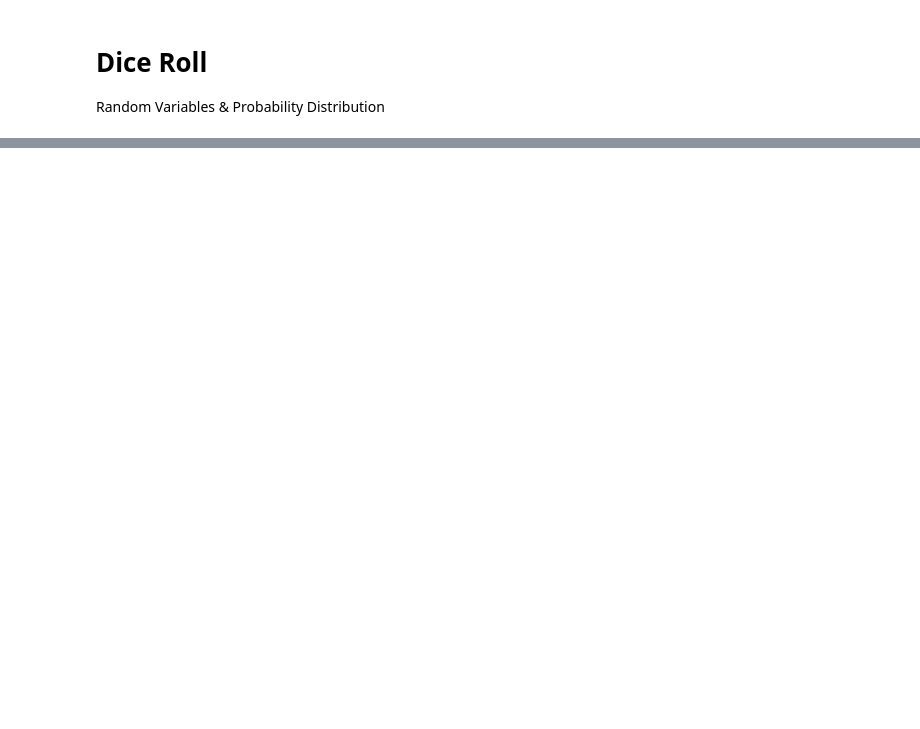
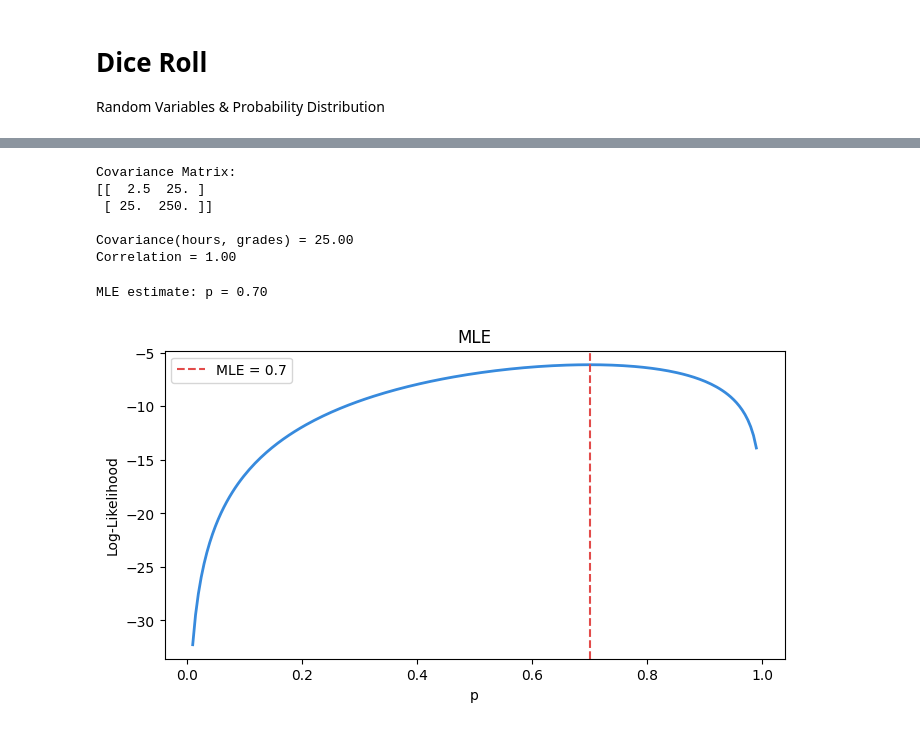
Before and after one commit to ahmedkhafagy800/ml-math-foundations, a Jupyter notebook: ai-math.ipynb, the cells around one changed output, grey strips where cells are left out. Cells and saved outputs as stored; diff of their text form; code cells hidden in the pictures; blank space fills up the shorter version.

```diff
--- a/ai-math.ipynb
+++ b/ai-math.ipynb
@@ -39,0 +101,63 @@ Variance of rolls is:   2.909
+# %%
+import numpy as np
+
+# بيانات الطلاب
+hours = np.array([1, 2, 3, 4, 5])
+grades = np.array([50, 60, 70, 80, 90])
+
+# Covariance matrix
+cov_matrix = np.cov(hours, grades)
+print("Covariance Matrix:")
+print(cov_matrix)
+
+# Covariance بس
+cov = cov_matrix[0, 1]
+print(f"\nCovariance(hours, grades) = {cov:.2f}")
+
+# Correlation — نسخة normalized من الـ Covariance
+corr = np.corrcoef(hours, grades)[0, 1]
+print(f"Correlation = {corr:.2f}")
+# %% [output]
+Covariance Matrix:
+[[  2.5  25. ]
+ [ 25.  250. ]]
+
+Covariance(hours, grades) = 25.00
+Correlation = 1.00
+# %%
+import numpy as np
+from scipy.optimize import minimize_scalar
+import matplotlib.pyplot as plt
+
+# بياناتنا — 10 رميات طلع 7 heads
+n_flips = 10
+n_heads = 7
+
+# Likelihood function
+def likelihood(p):
+    return (p ** n_heads) * ((1 - p) ** (n_flips - n_heads))
+
+# Log-Likelihood — أستقر رياضياً
+def log_likelihood(p):
+    return n_heads * np.log(p) + (n_flips - n_heads) * np.log(1 - p)
+
+# نجرب كل قيم p من 0 لـ 1
+p_values = np.linspace(0.01, 0.99, 200)
+ll_values = log_likelihood(p_values)
+
+# MLE answer
+p_mle = n_heads / n_flips
+print(f"MLE estimate: p = {p_mle:.2f}")
+
+# Plot
+plt.figure(figsize=(8, 4))
+plt.plot(p_values, ll_values, color='#378ADD', linewidth=2)
+plt.axvline(p_mle, color='#E24B4A', linestyle='--', label=f'MLE = {p_mle}')
+plt.xlabel('p')
+plt.ylabel('Log-Likelihood')
+plt.title('MLE')
+plt.legend()
+plt.show()
+# %% [output]
+MLE estimate: p = 0.70
+[figure, added]
```
Also changed, not shown: parts of 5 cells of this notebook.
